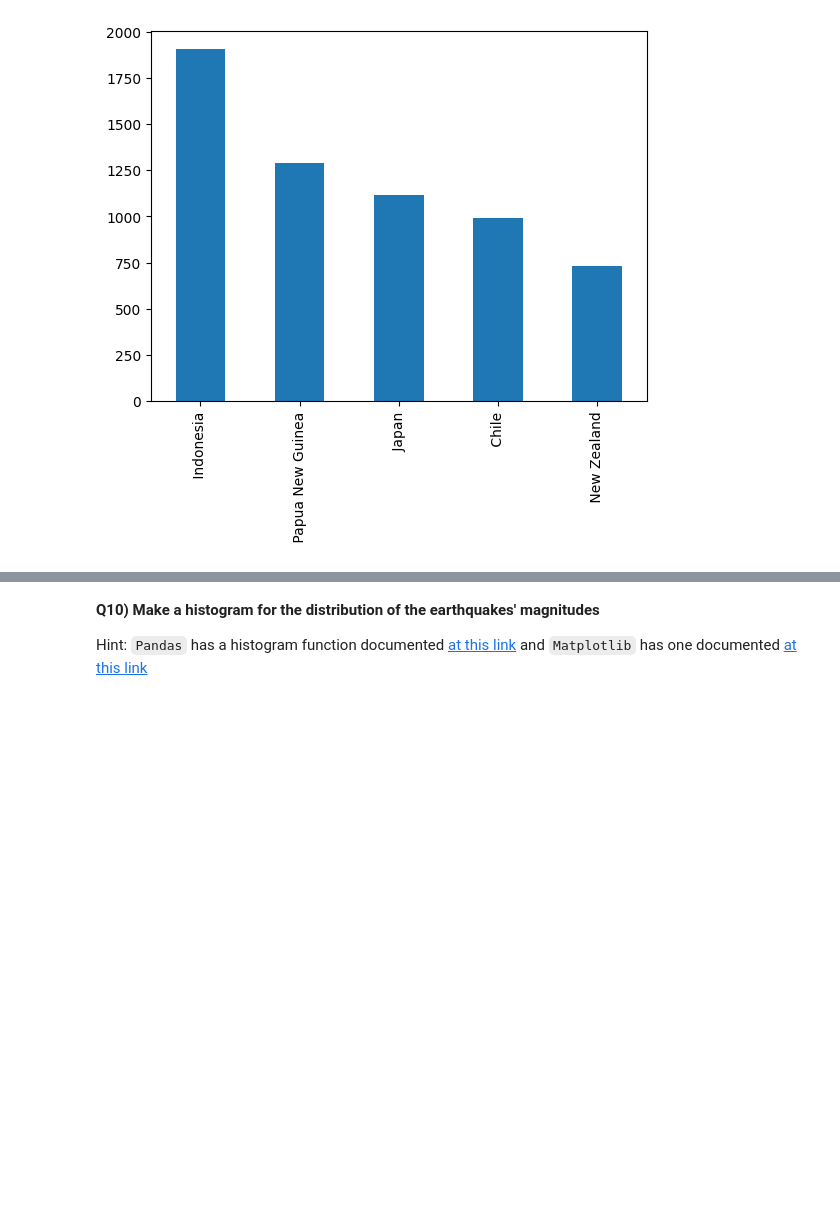
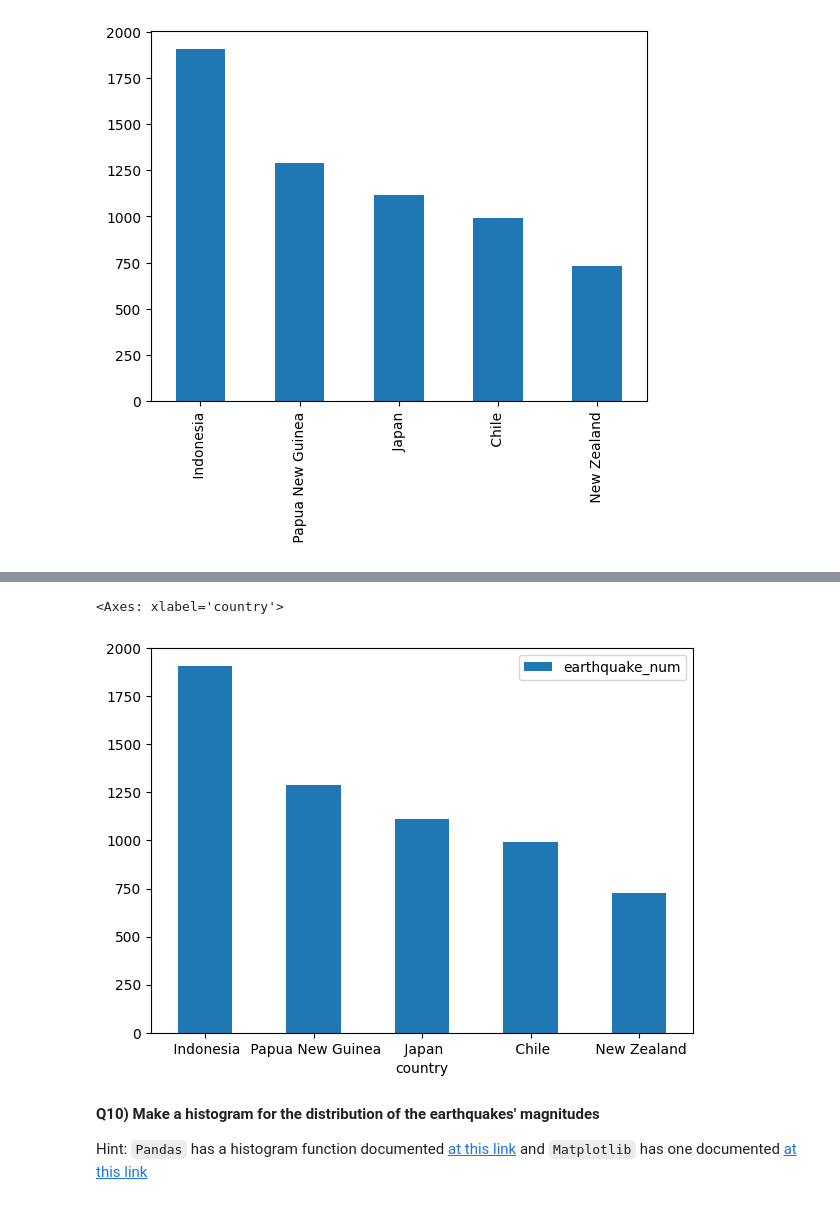
Before and after one commit to explaureart/2023_Intro_Python, a Jupyter notebook: W3_S1.ipynb, the cells around one changed output, grey strips where cells are left out. Drawn from its saved outputs; the diff is of its cells as text; code cells hidden in the pictures; blank space fills up the shorter version.

```diff
--- a/W3_S1.ipynb
+++ b/W3_S1.ipynb
@@ -221,6 +219,9 @@ country
 120108 rows × 2 columns
 # %%
 # Add it as a new column to the `DataFrame` called `country`
-country.columns=['adresse','Country']
-country
+country_names=(country[1])
+adresse_data=(country[0])
+df['country']=country_names
+df['adresse']=adresse_data
+df.head()
 # %% [output]
@@ -284,7 +286,7 @@ Hint 2: Check out the `value_counts` function to get Num 2
 # Count the number of earthquakes whose magnitudes are larger than 4
 num1=df_filt.count()
 # Count the number of >4 earthquakes in each country/state
-num2=df_filt.Country.value_counts()
+num2=df_filt.country.value_counts()
 num1,num2
 # %% [output]
 (time         16371
@@ -331,8 +320,6 @@ SyntaxError: ignored
 # %%
-
-
 # convert what you just printed to a DataFrame with 2 columns: 'country' (text) and 'earthquake_num' (number)
 # Hint: separate the text and numbers and store them separately in lists
-top5_df = pd.DataFrame({'country':list(num2.iloc[0].str),'earthquake_num':list(num2.iloc[1].int)})
+top5_df = pd.DataFrame({'country':list(num2.iloc[0:5].index),'earthquake_num':list(num2.iloc[0:5].values)})
 top5_df
 # %% [output]
@@ -340,7 +332,10 @@ AttributeError: ignored
 # %%
 # Now plot the numbers in the top5_df dataset with bar chart.
-__,__ = plt._______(figsize=(_,_))
-top5_df.plot.bar(x=_____,y=_____,rot=0,ax=__)
+fig,ax = plt.subplots(figsize=(7,5))
+top5_df.plot.bar(x='country',y='earthquake_num',rot=0,ax=ax)
+# %% [output]
+<Axes: xlabel='country'>
+[figure, added]
 # %% [markdown]
 **Q10) Make a histogram for the distribution of the earthquakes' magnitudes**
 
```
Also changed, not shown: parts of 14 cells of this notebook.
